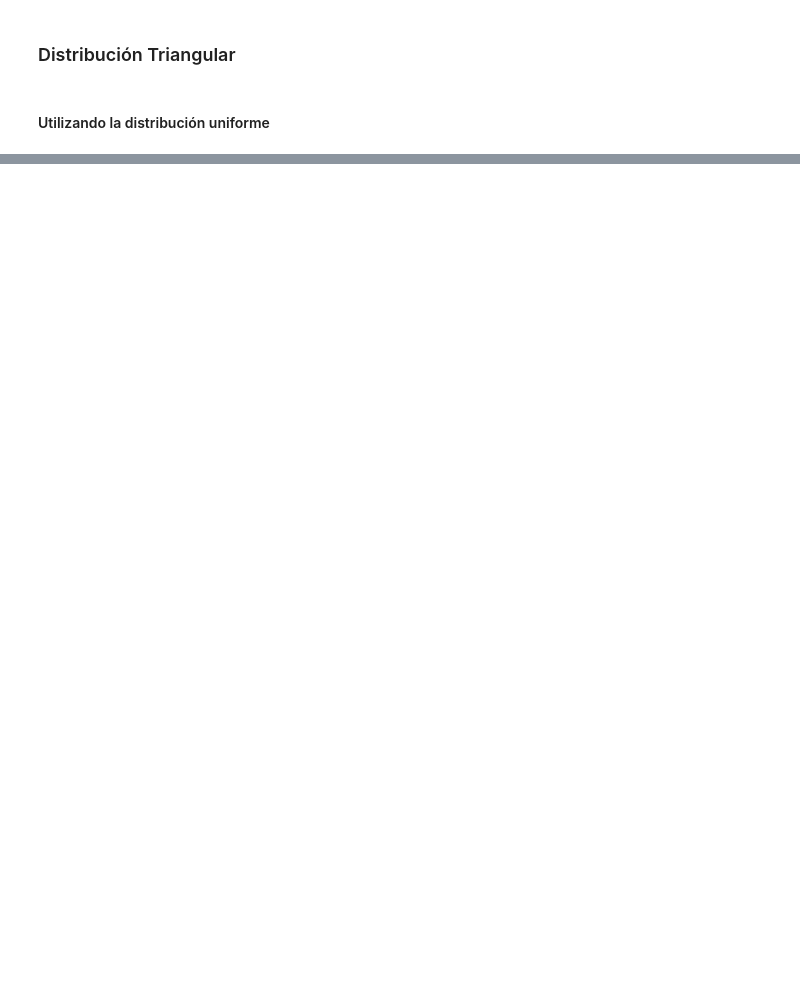
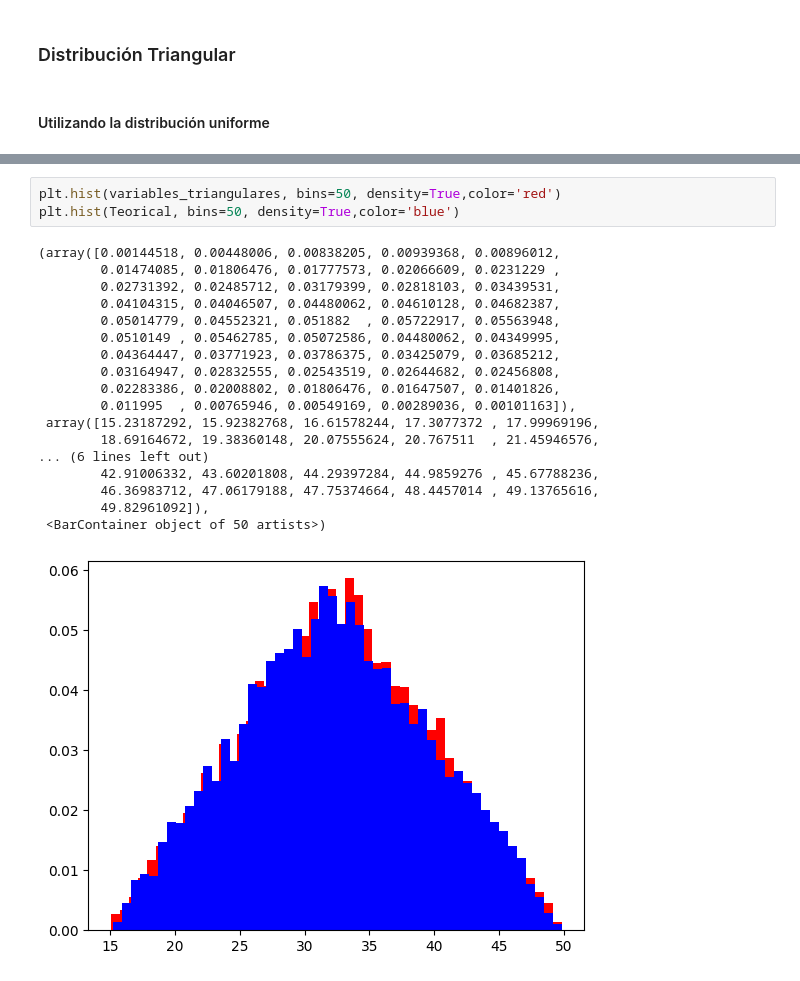
Before and after one commit to davidsmoreno/Analytics, a Jupyter notebook: Modelaje y Mejora De Procesos/Modulo Simulacion/Bono/Bono_Distribucion_Triangula.ipynb, the cells around one changed output, grey strips where cells are left out. Drawn from its saved outputs; the diff is of its cells as text; blank space fills up the shorter version.

```diff
--- a/Modelaje y Mejora De Procesos/Modulo Simulacion/Bono/Bono_Distribucion_Triangula.ipynb
+++ b/Modelaje y Mejora De Procesos/Modulo Simulacion/Bono/Bono_Distribucion_Triangula.ipynb
@@ -91,0 +89,22 @@ The subject of the sentence is: Arthur
+# %%
+plt.hist(variables_triangulares, bins=50, density=True,color='red')
+plt.hist(Teorical, bins=50, density=True,color='blue')
+# %% [output]
+(array([0.00144518, 0.00448006, 0.00838205, 0.00939368, 0.00896012,
+        0.01474085, 0.01806476, 0.01777573, 0.02066609, 0.0231229 ,
+        0.02731392, 0.02485712, 0.03179399, 0.02818103, 0.03439531,
+        0.04104315, 0.04046507, 0.04480062, 0.04610128, 0.04682387,
+        0.05014779, 0.04552321, 0.051882  , 0.05722917, 0.05563948,
+        0.0510149 , 0.05462785, 0.05072586, 0.04480062, 0.04349995,
+        0.04364447, 0.03771923, 0.03786375, 0.03425079, 0.03685212,
+        0.03164947, 0.02832555, 0.02543519, 0.02644682, 0.02456808,
+        0.02283386, 0.02008802, 0.01806476, 0.01647507, 0.01401826,
+        0.011995  , 0.00765946, 0.00549169, 0.00289036, 0.00101163]),
+ array([15.23187292, 15.92382768, 16.61578244, 17.3077372 , 17.99969196,
+        18.69164672, 19.38360148, 20.07555624, 20.767511  , 21.45946576,
+... (6 lines left out)
+        42.91006332, 43.60201808, 44.29397284, 44.9859276 , 45.67788236,
+        46.36983712, 47.06179188, 47.75374664, 48.4457014 , 49.13765616,
+        49.82961092]),
+ <BarContainer object of 50 artists>)
+[figure, added]
```
Also changed, not shown: parts of 5 cells of this notebook, 10 other files.
